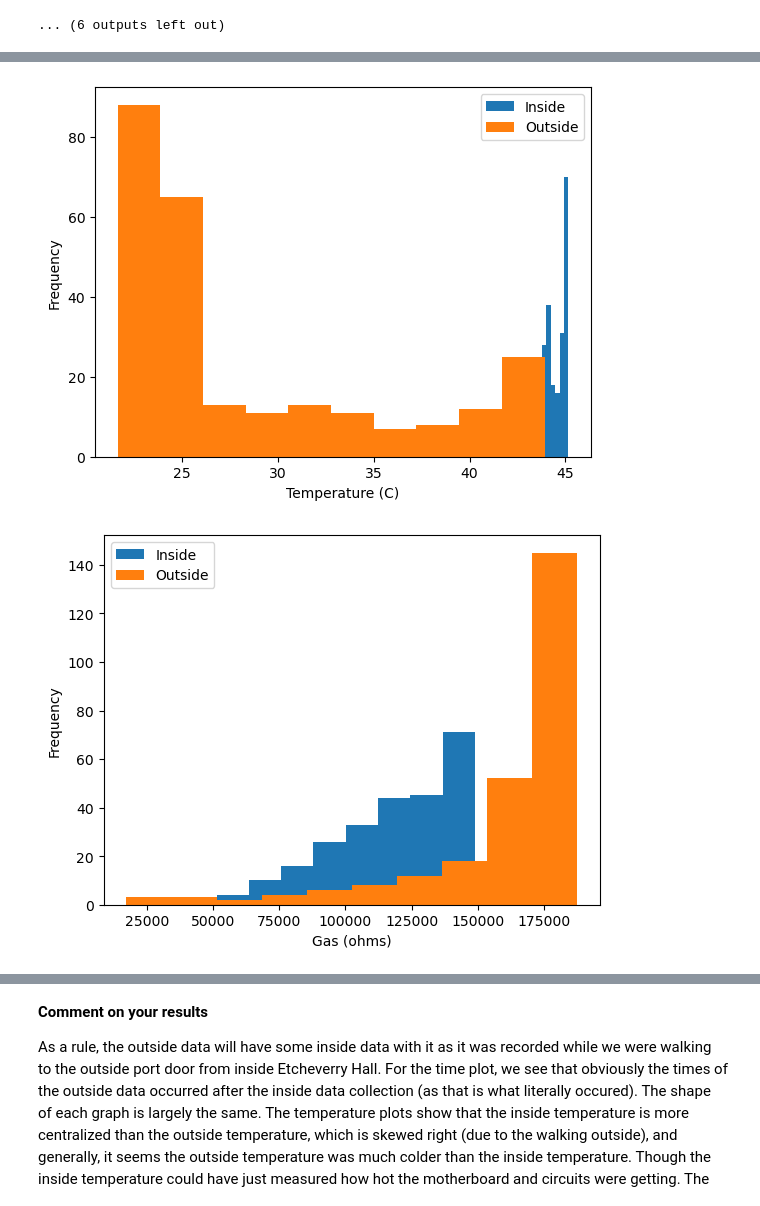
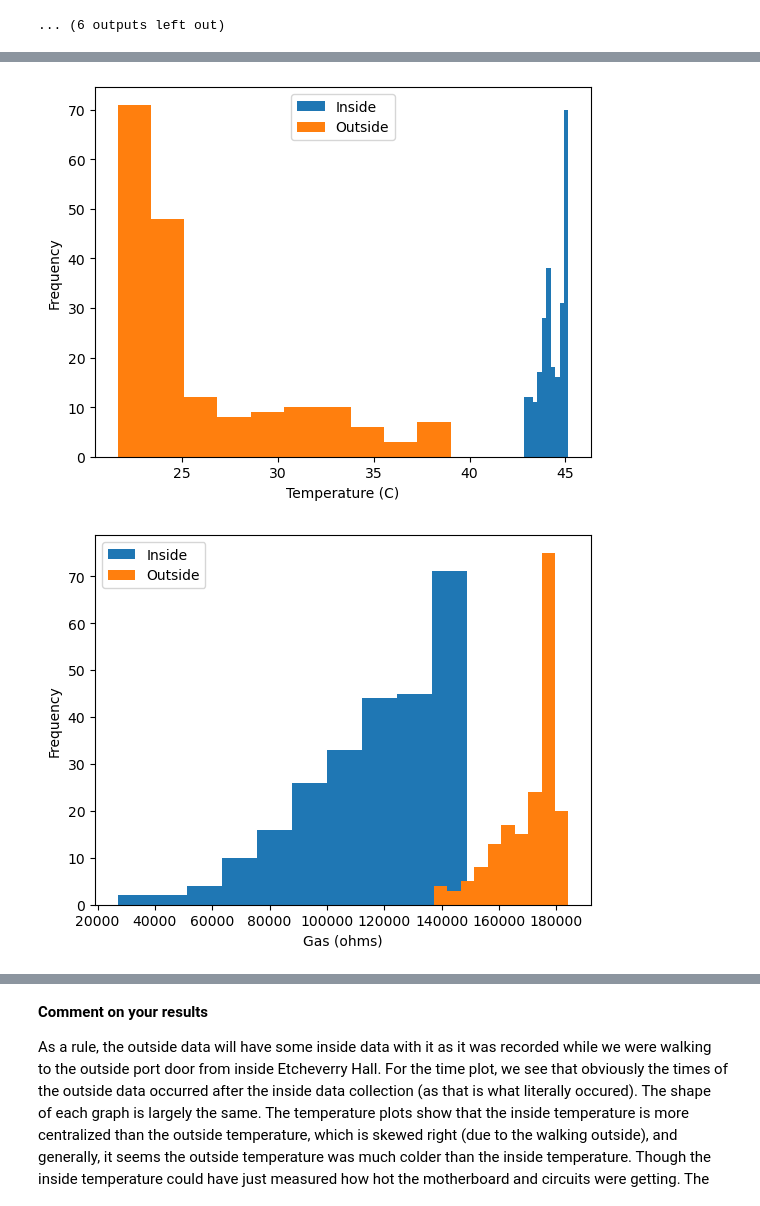
Before and after one commit to YaBoiPapier/E11-Lab-Besties, a Jupyter notebook: Week 6 Lab Test.ipynb, the cells around one changed output, grey strips where cells are left out. Saved outputs shown, nothing was run; the diff lists cells and outputs as text; code cells hidden in the pictures.

```diff
--- a/Week 6 Lab Test.ipynb
+++ b/Week 6 Lab Test.ipynb
@@ -363,64 +363,65 @@ plt.show()
 [figure]
 ... (6 outputs left out)
 # %%
+# comparison of our inside and outside data
 plt.hist(insideData["Time"], label="Inside")
-plt.hist(outsideData["Time"], label="Outside")
+plt.hist(pureOutside["Time"], label="Outside")
 plt.ylabel('Frequency')
 plt.xlabel('Time')
 plt.legend()
 plt.show()
 
 plt.hist(insideData["Temperature (C)"], label="Inside")
-plt.hist(outsideData["Temperature (C)"], label="Outside")
+plt.hist(pureOutside["Temperature (C)"], label="Outside")
 plt.ylabel('Frequency')
 plt.xlabel('Temperature (C)')
 plt.legend()
 plt.show()
 
 plt.hist(insideData["Gas (ohms)"], label="Inside")
-plt.hist(outsideData["Gas (ohms)"], label="Outside")
+plt.hist(pureOutside["Gas (ohms)"], label="Outside")
 plt.ylabel('Frequency')
 plt.xlabel('Gas (ohms)')
 plt.legend()
 plt.show()
 
 plt.hist(insideData["Humidity (%)"], label="Inside")
-plt.hist(outsideData["Humidity (%)"], label="Outside")
+plt.hist(pureOutside["Humidity (%)"], label="Outside")
 plt.ylabel('Frequency')
 plt.xlabel('Humidity (%)')
 plt.legend()
 plt.show()
 
 plt.hist(insideData["Pressure (hPa)"], label="Inside")
-plt.hist(outsideData["Pressure (hPa)"], label="Outside")
+plt.hist(pureOutside["Pressure (hPa)"], label="Outside")
 plt.ylabel('Frequency')
 plt.xlabel('Pressure (hPa)')
 plt.legend()
 plt.show()
 
 plt.hist(insideData["Altitude (m)"], label="Inside")
-plt.hist(outsideData["Altitude (m)"], label="Outside")
+plt.hist(pureOutside["Altitude (m)"], label="Outside")
 plt.ylabel('Frequency')
 plt.xlabel('Altitude (m)')
 plt.legend()
 plt.show()
 
 plt.hist(insideData["PM10 Standard (mirogram/m^3)"], label="Inside")
-plt.hist(outsideData["PM10 Standard (mirogram/m^3)"], label="Outside", bins=5)
+plt.hist(pureOutside["PM10 Standard (mirogram/m^3)"], label="Outside", bins=5)
 plt.ylabel('Frequency')
 plt.xlabel('PM10 Standard (microgram/m^3)')
 plt.legend()
 plt.show()
 
 plt.hist(insideData["PM25 Standard (mirogram/m^3)"], label="Inside")
-plt.hist(outsideData["PM25 Standard (mirogram/m^3)"], label="Outside")
+plt.hist(pureOutside["PM25 Standard (mirogram/m^3)"], label="Outside")
 plt.ylabel('Frequency')
 plt.xlabel('PM25 Standard (microgram/m^3)')
 plt.legend()
 plt.show()
 
 plt.hist(insideData["PM100 Standard (mirogram/m^3)"], label="Inside")
-plt.hist(outsideData["PM100 Standard (mirogram/m^3)"], label="Outside")
+plt.hist(pureOutside["PM100 Standard (mirogram/m^3)"], label="Outside")
 plt.ylabel('Frequency')
 plt.xlabel('PM100 Standard (microgram/m^3)')
 plt.legend()
@@ -430,2 +431,2 @@ plt.show()
-[figure, old version]
+[figure, new version]
-[figure, old version]
+[figure, new version]
```
Also changed, not shown: parts of 1 cell of this notebook.
